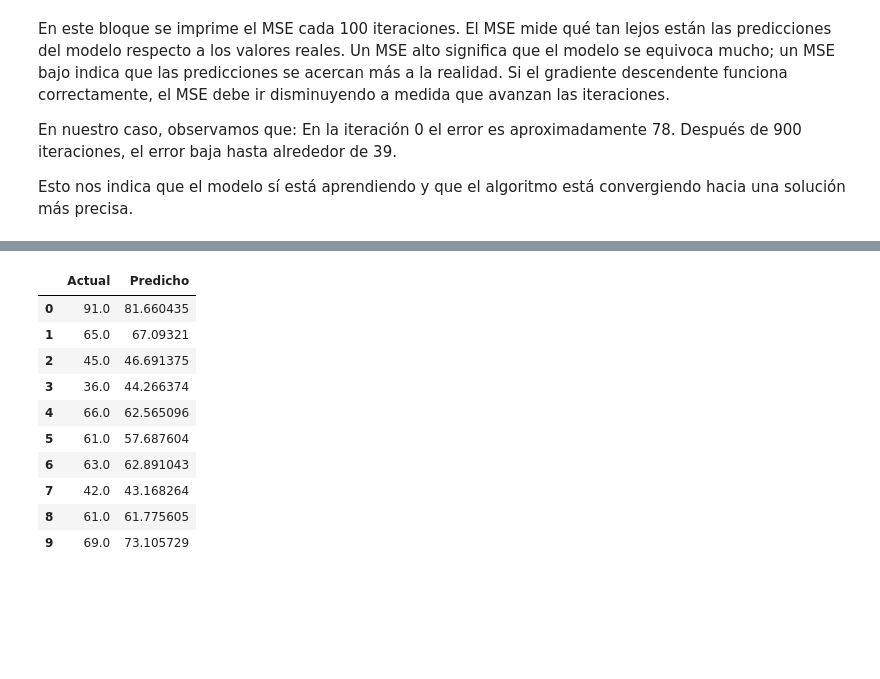
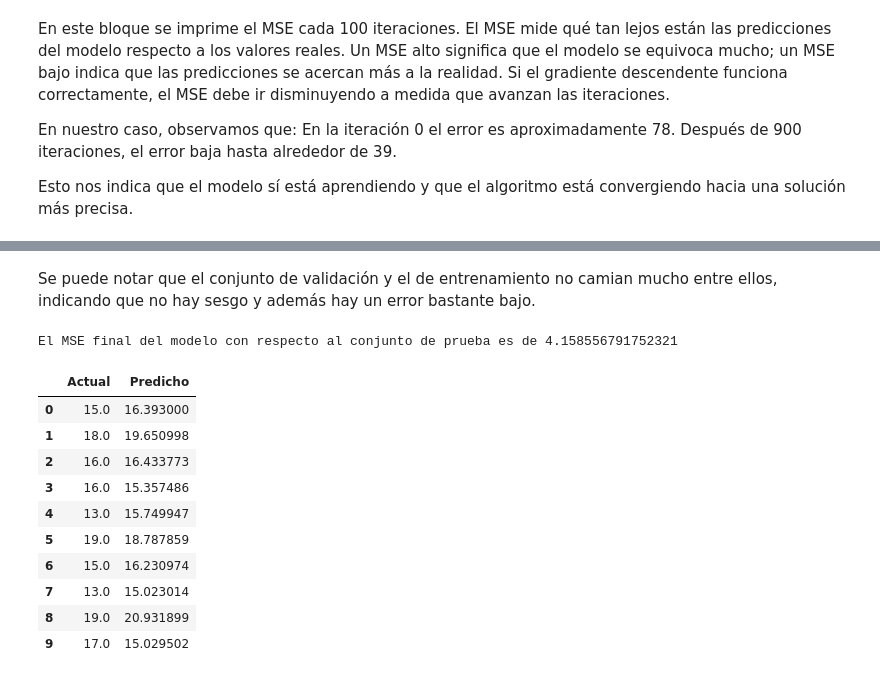
Before and after one commit to Felipaus3465/tarea1IA, a Jupyter notebook: SC.ipynb, the cells around one changed output, grey strips where cells are left out. Saved outputs shown, nothing was run; the diff lists cells and outputs as text; code cells hidden in the pictures; blank space fills up the shorter version.

```diff
--- a/SC.ipynb
+++ b/SC.ipynb
@@ -352,5 +315,5 @@ def stratified_random_sampling(data, feature_name, valid_ratio, test_ratio, bin_
 
     return data.iloc[train_indices], data.iloc[valid_indices], data.iloc[test_indices]
 # %%
-train_set, valid_set, test_set = stratified_random_sampling(data_clean, "cat_performance", 0.15, 0.15, [1,2,3,4,5])
+train_set, valid_set, test_set = stratified_random_sampling(data, "cat_performance", 0.15, 0.15, [1,2,3,4,5])
 # %%
@@ -396,23 +361,29 @@ def compute_mse(X, y, theta):
     return mse
 # %%
 #Implementación del Decenso Gradiente
-# Guardar el historial del MSE
-mse_history = []
+def train(X, y, X_valid, y_valid, alpha=0.0001, n_iter=1000):
+    train_mse_history = []
+    valid_mse_history = []
 
-for i in range(n_iter):
-    # Predicciones
-    y_pred = X.dot(theta)
+    n_features = X.shape[1]
+    m = X.shape[0]
+    theta = np.zeros((n_features, 1)) # Inicialización de pesos
 
-    # Gradiente
-    grad = (2/m) * X.T.dot(y_pred - y)
+    for i in range(n_iter):
+        y_pred = X.dot(theta)# Predicciones
+        y_pred_valid = X_valid.dot(theta)
 
-    # Actualizar pesos
-    theta = theta - alpha * grad
+        grad = (2/m) * X.T.dot(y_pred - y)# Gradiente
+        theta = theta - alpha * grad# Actualizar pesos
 
-    # Guardar MSE
-    mse = compute_mse(X, y, theta)
-    mse_history.append(mse)
+        train_mse = compute_mse(X, y, theta)# Guardar MSE
+        valid_mse = compute_mse(X_valid, y_valid, theta)
+        train_mse_history.append(train_mse)
+        valid_mse_history.append(valid_mse)
 
-    # Imprimir cada 100 iteraciones
-    if i % 100 == 0:
-        print(f"Iteración {i}, MSE: {mse:.4f}")
+        # Imprimir cada 100 iteraciones
+        if i % 100 == 0:
+            print(f"Iteración {i}, MSE Entrenamiento: {train_mse:.4f}")
+            print(f"Iteración {i}, MSE Validación: {valid_mse:.4f}")
+
+    return theta, train_mse_history, valid_mse_history
@@ -429,0 +390,2 @@ Iteración 900, MSE: 39.6760
+# %%
+theta, train_mse_history, valid_mse_history = train(X_train_norm, y_train, X_valid_norm, y_valid, alpha=0.005, n_iter=1000)
@@ -453,19 +437,26 @@ plt.show()
+# %% [markdown]
+Se puede notar que el conjunto de validación y el de entrenamiento no camian mucho entre ellos, indicando que no hay sesgo y además hay un error bastante bajo.
+# %%
+test_mse = compute_mse(X_test_norm, y_test, theta)
+print(f'El MSE final del modelo con respecto al conjunto de prueba es de {test_mse}')
+# %% [output]
+El MSE final del modelo con respecto al conjunto de prueba es de 4.158556791752321
 # %%
 # Predicciones sobre todo el dataset (o sobre train/valid más adelante)
-y_pred = X.dot(theta)
+y_pred = X_test_norm.dot(theta)
 
 # Mostrar primeros 10 valores reales vs predichos
-comparison = pd.DataFrame({"Actual": y.flatten(), "Predicho": y_pred.flatten()})
+comparison = pd.DataFrame({"Actual": y_test.flatten(), "Predicho": y_pred.flatten()})
 comparison.head(10)
 # %% [output]
 |  | Actual | Predicho |
-| 0 | 91.0 | 81.660435 |
-| 1 | 65.0 | 67.09321 |
-| 2 | 45.0 | 46.691375 |
-| 3 | 36.0 | 44.266374 |
-| 4 | 66.0 | 62.565096 |
-| 5 | 61.0 | 57.687604 |
-| 6 | 63.0 | 62.891043 |
-| 7 | 42.0 | 43.168264 |
-| 8 | 61.0 | 61.775605 |
-| 9 | 69.0 | 73.105729 |
+| 0 | 15.0 | 16.393000 |
+| 1 | 18.0 | 19.650998 |
+| 2 | 16.0 | 16.433773 |
+| 3 | 16.0 | 15.357486 |
+| 4 | 13.0 | 15.749947 |
+| 5 | 19.0 | 18.787859 |
+| 6 | 15.0 | 16.230974 |
+| 7 | 13.0 | 15.023014 |
+| 8 | 19.0 | 20.931899 |
+| 9 | 17.0 | 15.029502 |
```
Also changed, not shown: parts of 49 cells of this notebook.
